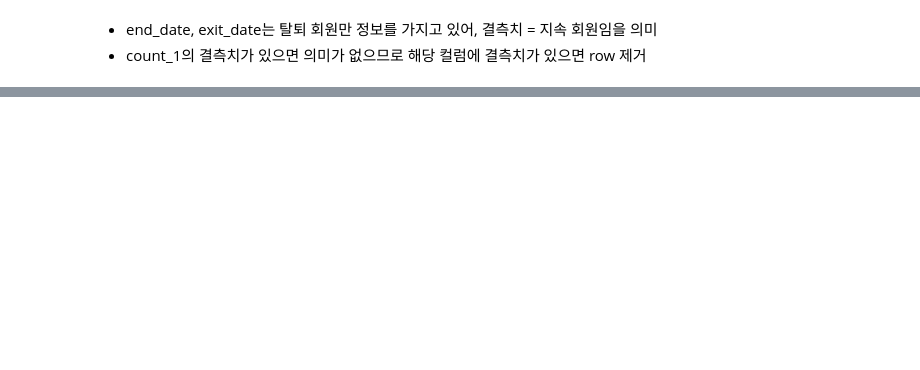
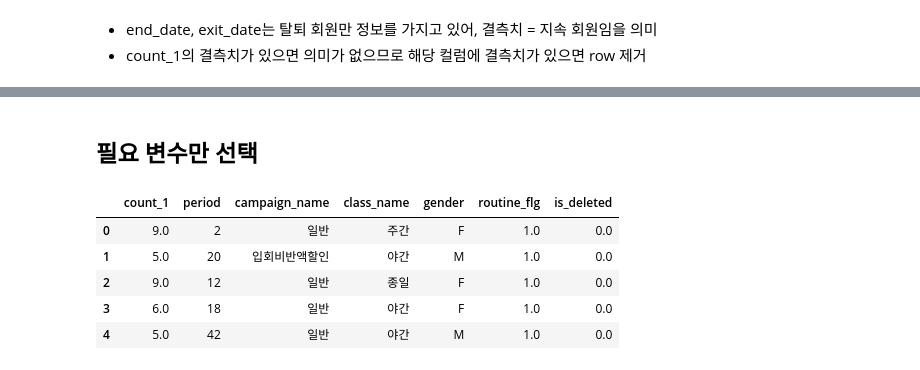
Before and after one commit to soojeong-DA/Machine-Learing_and_Statistics, a Jupyter notebook: 파이썬 데이터 분석 실무 테크닉 100/05. 고객 이탈 예측.ipynb, the cells around one changed output, grey strips where cells are left out. Saved outputs shown, nothing was run; the diff lists cells and outputs as text; code cells hidden in the pictures; blank space fills up the shorter version.

```diff
--- a/파이썬 데이터 분석 실무 테크닉 100/05. 고객 이탈 예측.ipynb
+++ b/파이썬 데이터 분석 실무 테크닉 100/05. 고객 이탈 예측.ipynb
@@ -238,3 +236,17 @@ exit_date            2623
 period                  0
 now_date                0
 dtype: int64
+# %% [markdown]
+## 필요 변수만 선택
+# %%
+# 분류 예측에 사용할 변수 선택, 목적 변수
+target_col = ['count_1','period','campaign_name','class_name','gender','routine_flg','is_deleted']
+predict_data = predict_data[target_col]
+predict_data.head()
+# %% [output]
+|  | count_1 | period | campaign_name | class_name | gender | routine_flg | is_deleted |
+| 0 | 9.0 | 2 | 일반 | 주간 | F | 1.0 | 0.0 |
+| 1 | 5.0 | 20 | 입회비반액할인 | 야간 | M | 1.0 | 0.0 |
+| 2 | 9.0 | 12 | 일반 | 종일 | F | 1.0 | 0.0 |
+| 3 | 6.0 | 18 | 일반 | 야간 | F | 1.0 | 0.0 |
+| 4 | 5.0 | 42 | 일반 | 야간 | M | 1.0 | 0.0 |
```
Also changed, not shown: parts of 27 cells of this notebook.
